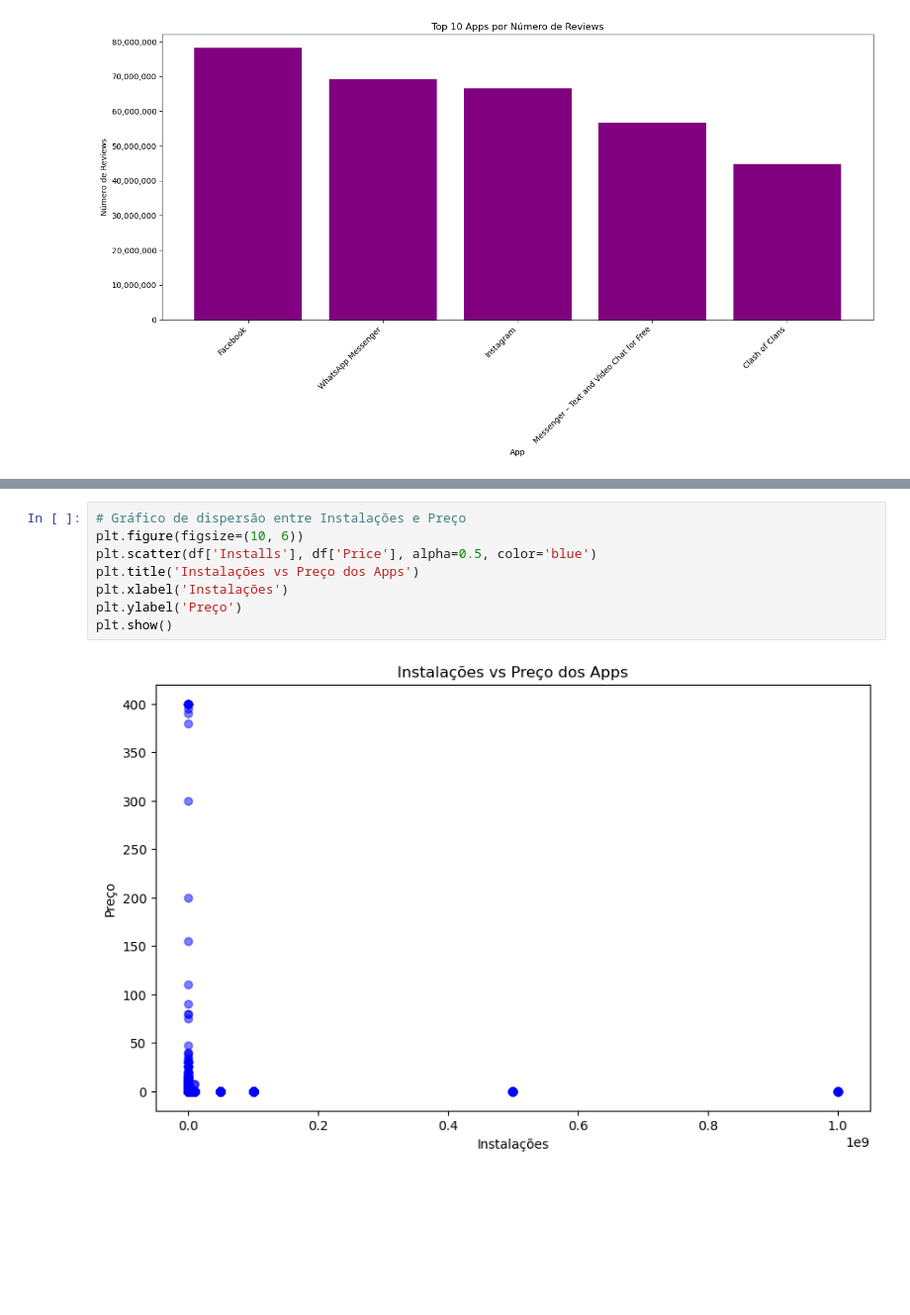
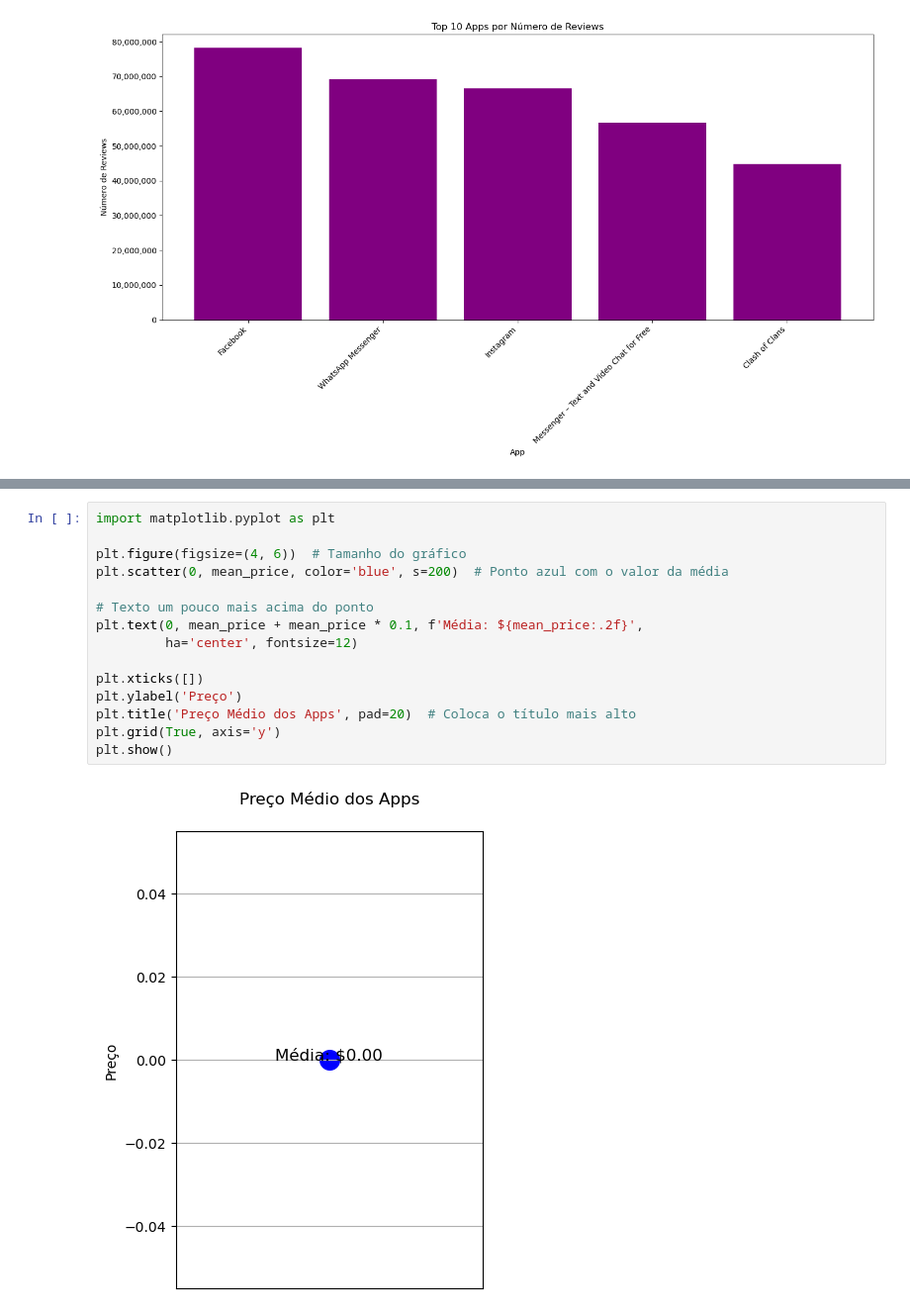
Before and after one commit to isacurci/compass-uol, a Jupyter notebook: Sprint 2/Desafio/desafio.ipynb, the cells around one changed output, grey strips where cells are left out. Shown at 99% size. Cells and saved outputs as stored; diff of their text form; blank space fills up the shorter version.

```diff
--- a/Sprint 2/Desafio/desafio.ipynb
+++ b/Sprint 2/Desafio/desafio.ipynb
@@ -231,10 +231,17 @@ plt.show()
 # %%
-# Gráfico de dispersão entre Instalações e Preço
-plt.figure(figsize=(10, 6))
-plt.scatter(df['Installs'], df['Price'], alpha=0.5, color='blue')
-plt.title('Instalações vs Preço dos Apps')
-plt.xlabel('Instalações')
+import matplotlib.pyplot as plt
+
+plt.figure(figsize=(4, 6))  # Tamanho do gráfico
+plt.scatter(0, mean_price, color='blue', s=200)  # Ponto azul com o valor da média
+
+# Texto um pouco mais acima do ponto
+plt.text(0, mean_price + mean_price * 0.1, f'Média: ${mean_price:.2f}',
+         ha='center', fontsize=12)
+
+plt.xticks([])
 plt.ylabel('Preço')
+plt.title('Preço Médio dos Apps', pad=20)  # Coloca o título mais alto
+plt.grid(True, axis='y')
 plt.show()
 # %% [output]
-[figure, old version]
+[figure, new version]
```
Also changed, not shown: parts of 3 cells of this notebook, 16 other files.
